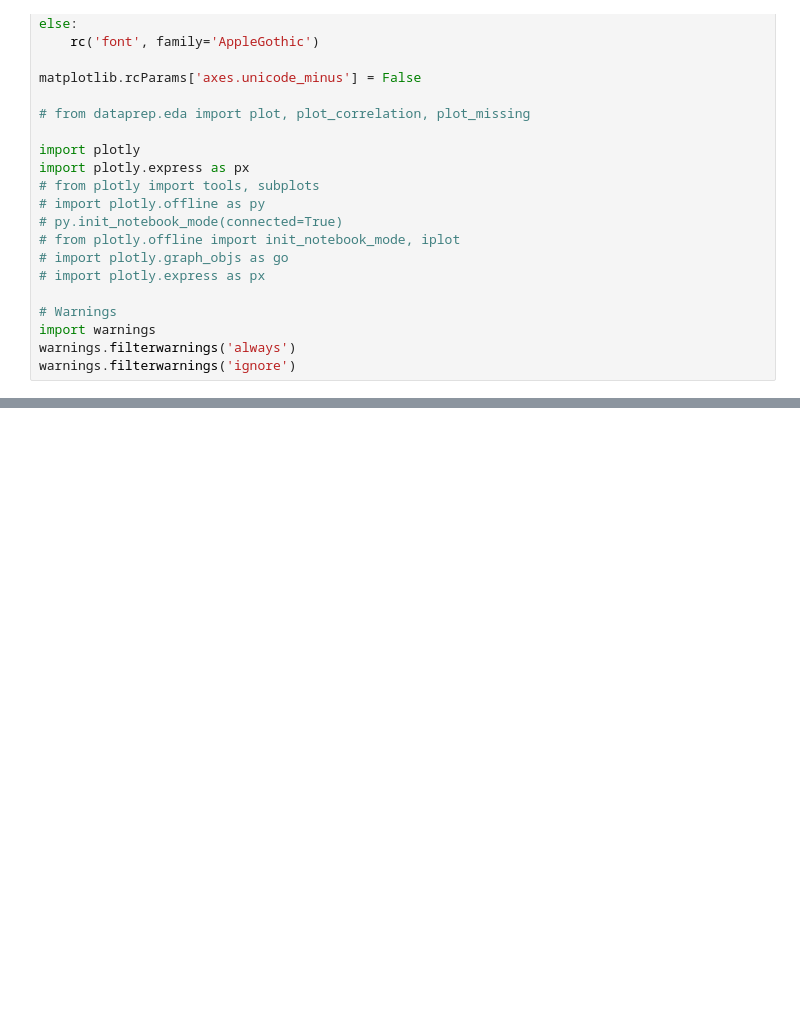
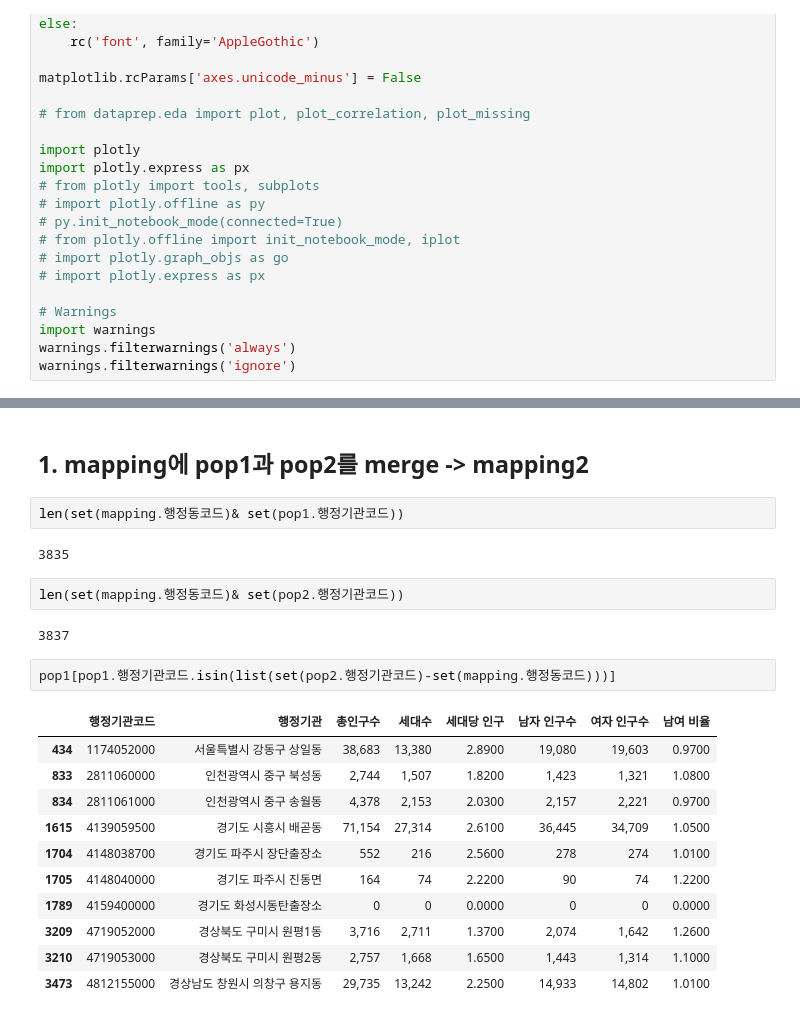
Before and after one commit to whdbfla6/Daesamanlap, a Jupyter notebook: External2/인구수_연면적_merge.ipynb, the cells around one changed output, grey strips where cells are left out. Drawn from its saved outputs; the diff is of its cells as text; blank space fills up the shorter version.

```diff
--- a/External2/인구수_연면적_merge.ipynb
+++ b/External2/인구수_연면적_merge.ipynb
@@ -42,0 +90,24 @@ warnings.filterwarnings('ignore')
+# %% [markdown]
+## 1. mapping에 pop1과 pop2를 merge -> mapping2
+# %%
+len(set(mapping.행정동코드)& set(pop1.행정기관코드))
+# %% [output]
+3835
+# %%
+len(set(mapping.행정동코드)& set(pop2.행정기관코드))
+# %% [output]
+3837
+# %%
+pop1[pop1.행정기관코드.isin(list(set(pop2.행정기관코드)-set(mapping.행정동코드)))]
+# %% [output]
+|  | 행정기관코드 | 행정기관 | 총인구수 | 세대수 | 세대당 인구 | 남자 인구수 | 여자 인구수 | 남여 비율 |
+| 434 | 1174052000 | 서울특별시 강동구 상일동 | 38,683 | 13,380 | 2.8900 | 19,080 | 19,603 | 0.9700 |
+| 833 | 2811060000 | 인천광역시 중구 북성동 | 2,744 | 1,507 | 1.8200 | 1,423 | 1,321 | 1.0800 |
+| 834 | 2811061000 | 인천광역시 중구 송월동 | 4,378 | 2,153 | 2.0300 | 2,157 | 2,221 | 0.9700 |
+| 1615 | 4139059500 | 경기도 시흥시 배곧동 | 71,154 | 27,314 | 2.6100 | 36,445 | 34,709 | 1.0500 |
+| 1704 | 4148038700 | 경기도 파주시 장단출장소 | 552 | 216 | 2.5600 | 278 | 274 | 1.0100 |
+| 1705 | 4148040000 | 경기도 파주시 진동면 | 164 | 74 | 2.2200 | 90 | 74 | 1.2200 |
+| 1789 | 4159400000 | 경기도 화성시동탄출장소 | 0 | 0 | 0.0000 | 0 | 0 | 0.0000 |
+| 3209 | 4719052000 | 경상북도 구미시 원평1동 | 3,716 | 2,711 | 1.3700 | 2,074 | 1,642 | 1.2600 |
+| 3210 | 4719053000 | 경상북도 구미시 원평2동 | 2,757 | 1,668 | 1.6500 | 1,443 | 1,314 | 1.1000 |
+| 3473 | 4812155000 | 경상남도 창원시 의창구 용지동 | 29,735 | 13,242 | 2.2500 | 14,933 | 14,802 | 1.0100 |
```
Also changed, not shown: parts of 39 cells of this notebook.
